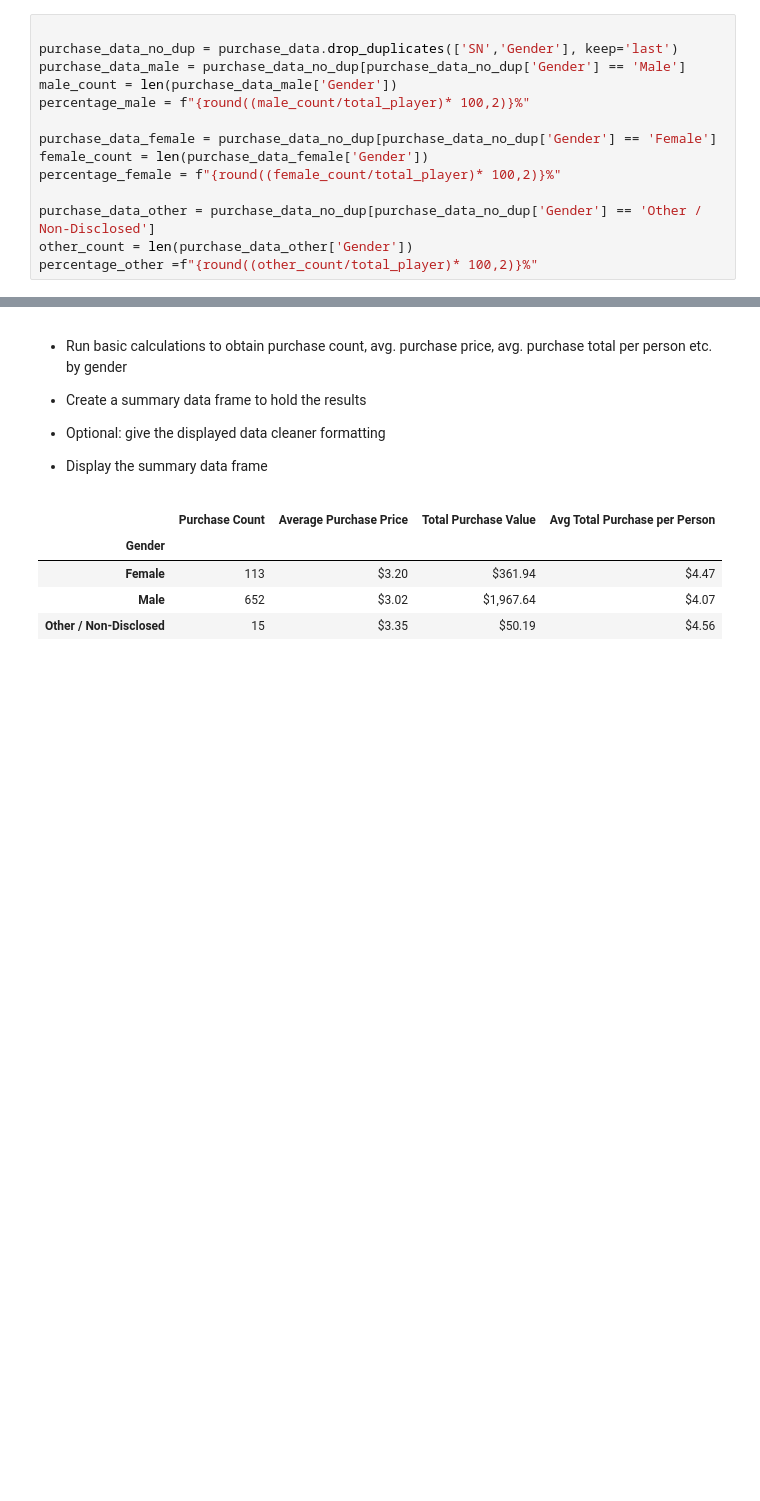
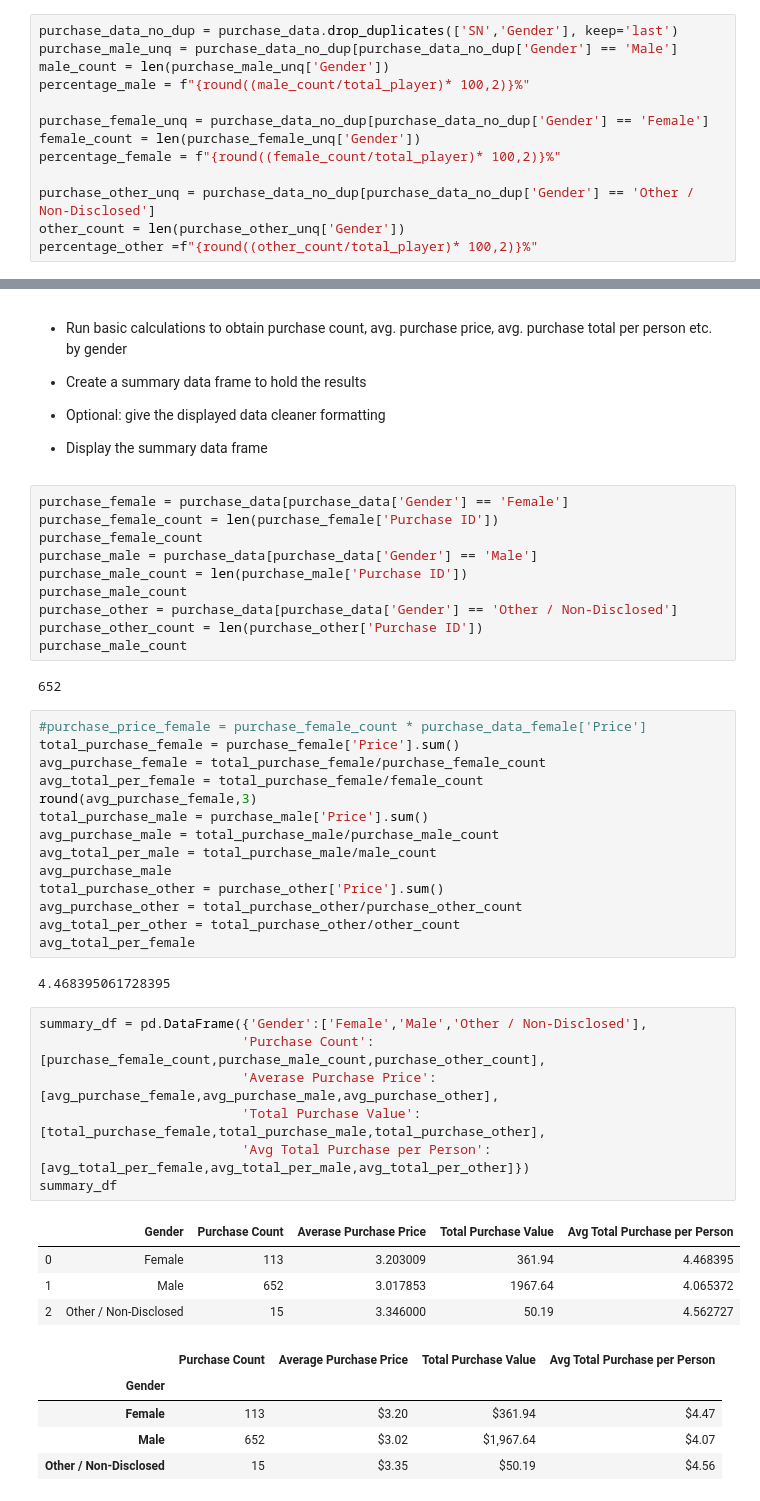
Before and after one commit to Sasmita28/pandas-challenge, a Jupyter notebook: HeroesOfPymoli/HeroesOfPymoli_starter.ipynb, the cells around one changed output, grey strips where cells are left out. Cells and saved outputs as stored; diff of their text form; blank space fills up the shorter version.

```diff
--- a/HeroesOfPymoli/HeroesOfPymoli_starter.ipynb
+++ b/HeroesOfPymoli/HeroesOfPymoli_starter.ipynb
@@ -77,18 +71,17 @@ pd.DataFrame({'Number of Unique Items':[unique_item],'Average Price':[avg_price]
 
 * Percentage and Count of Other / Non-Disclosed
 # %%
-
 purchase_data_no_dup = purchase_data.drop_duplicates(['SN','Gender'], keep='last')
-purchase_data_male = purchase_data_no_dup[purchase_data_no_dup['Gender'] == 'Male']
-male_count = len(purchase_data_male['Gender'])
+purchase_male_unq = purchase_data_no_dup[purchase_data_no_dup['Gender'] == 'Male']
+male_count = len(purchase_male_unq['Gender'])
 percentage_male = f"{round((male_count/total_player)* 100,2)}%"
 
-purchase_data_female = purchase_data_no_dup[purchase_data_no_dup['Gender'] == 'Female']
-female_count = len(purchase_data_female['Gender'])
+purchase_female_unq = purchase_data_no_dup[purchase_data_no_dup['Gender'] == 'Female']
+female_count = len(purchase_female_unq['Gender'])
 percentage_female = f"{round((female_count/total_player)* 100,2)}%"
 
-purchase_data_other = purchase_data_no_dup[purchase_data_no_dup['Gender'] == 'Other / Non-Disclosed']
-other_count = len(purchase_data_other['Gender'])
+purchase_other_unq = purchase_data_no_dup[purchase_data_no_dup['Gender'] == 'Other / Non-Disclosed']
+other_count = len(purchase_other_unq['Gender'])
 percentage_other =f"{round((other_count/total_player)* 100,2)}%"
 # %%
 data = {'Total Count':[male_count,female_count,other_count],
@@ -120,6 +111,46 @@ df
 
 
 * Display the summary data frame
+# %%
+purchase_female = purchase_data[purchase_data['Gender'] == 'Female']
+purchase_female_count = len(purchase_female['Purchase ID'])
+purchase_female_count
+purchase_male = purchase_data[purchase_data['Gender'] == 'Male']
+purchase_male_count = len(purchase_male['Purchase ID'])
+purchase_male_count
+purchase_other = purchase_data[purchase_data['Gender'] == 'Other / Non-Disclosed']
+purchase_other_count = len(purchase_other['Purchase ID'])
+purchase_male_count
+# %% [output]
+652
+# %%
+#purchase_price_female = purchase_female_count * purchase_data_female['Price']
+total_purchase_female = purchase_female['Price'].sum()
+avg_purchase_female = total_purchase_female/purchase_female_count
+avg_total_per_female = total_purchase_female/female_count
+round(avg_purchase_female,3)
+total_purchase_male = purchase_male['Price'].sum()
+avg_purchase_male = total_purchase_male/purchase_male_count
+avg_total_per_male = total_purchase_male/male_count
+avg_purchase_male
+total_purchase_other = purchase_other['Price'].sum()
+avg_purchase_other = total_purchase_other/purchase_other_count
+avg_total_per_other = total_purchase_other/other_count
+avg_total_per_female
+# %% [output]
+4.468395061728395
+# %%
+summary_df = pd.DataFrame({'Gender':['Female','Male','Other / Non-Disclosed'],
+                          'Purchase Count':[purchase_female_count,purchase_male_count,purchase_other_count],
+                          'Averase Purchase Price':[avg_purchase_female,avg_purchase_male,avg_purchase_other],
+                          'Total Purchase Value':[total_purchase_female,total_purchase_male,total_purchase_other],
+                          'Avg Total Purchase per Person':[avg_total_per_female,avg_total_per_male,avg_total_per_other]})
+summary_df
+# %% [output]
+|  | Gender | Purchase Count | Averase Purchase Price | Total Purchase Value | Avg Total Purchase per Person |
+| 0 | Female | 113 | 3.203009 | 361.94 | 4.468395 |
+| 1 | Male | 652 | 3.017853 | 1967.64 | 4.065372 |
+| 2 | Other / Non-Disclosed | 15 | 3.346000 | 50.19 | 4.562727 |
 # %%
 # %% [output]
 |  | Purchase Count | Average Purchase Price | Total Purchase Value | Avg Total Purchase per Person |
```
Also changed, not shown: parts of 3 cells of this notebook.
